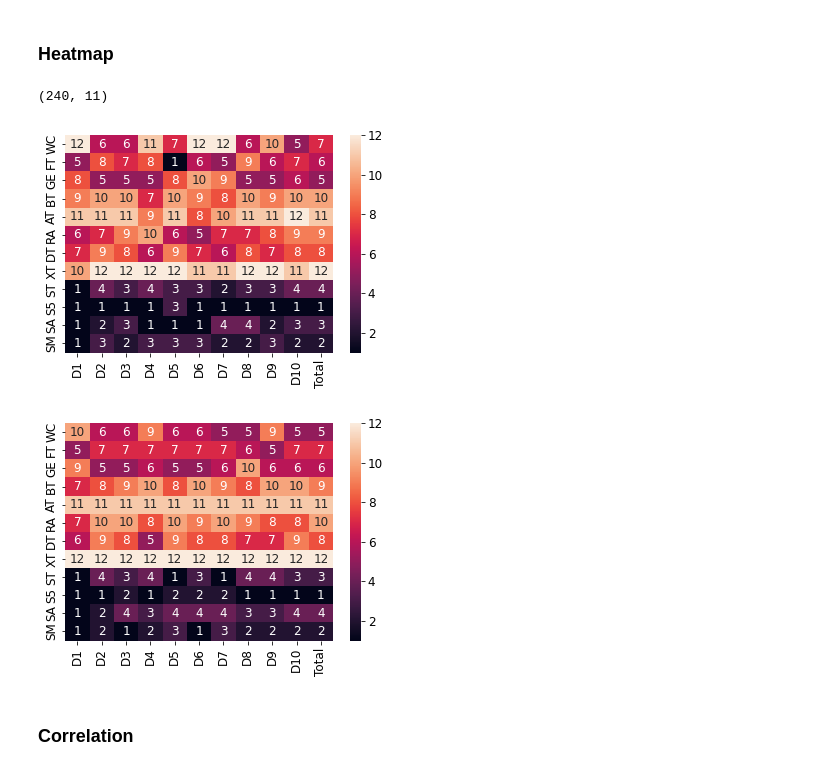
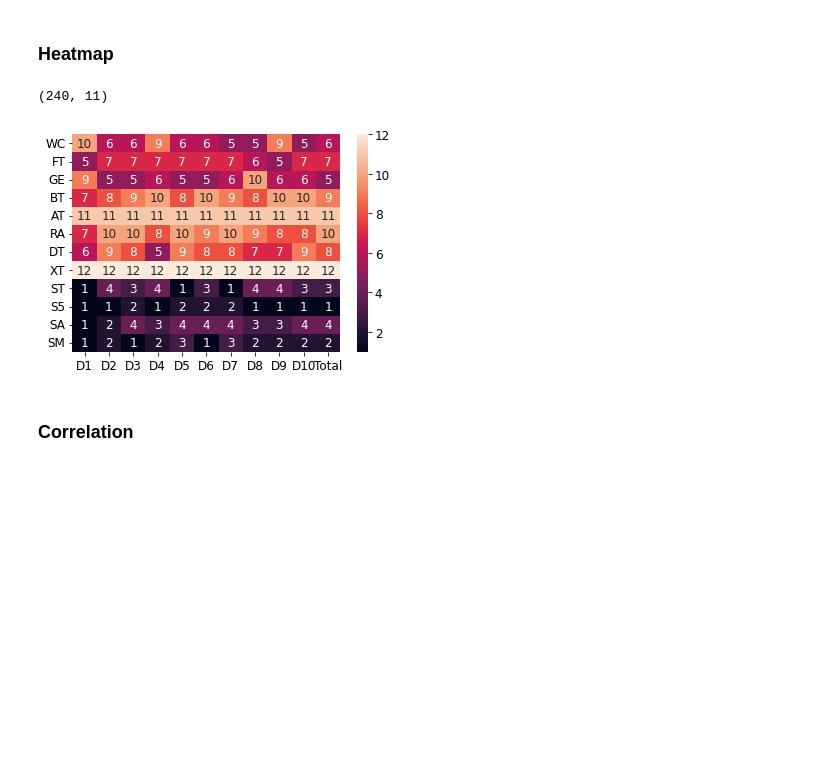
Before and after one commit to alexZeakis/Embeddings4ER, a Jupyter notebook: jupyter/Full_Plots.ipynb, the cells around one changed output. Cells and saved outputs as stored; diff of their text form; code cells hidden in the pictures; blank space fills up the shorter version.

Commit message:
Updated plots.

```diff
--- a/jupyter/Full_Plots.ipynb
+++ b/jupyter/Full_Plots.ipynb
@@ -143,20 +113,14 @@ block_df
 # %%
 plt.rcParams.update({'font.size': 12, 'font.weight': 'normal'})
 block_df2 = filter_df(block_df, [f_k])
 print(block_df2.shape)
 
-block_df21 = filter_df(block_df2, [f_sch])
-heatmap_plot(block_df21, 'Case', 'F1', 'Vectorizer', order=case_order, legend=True)
-plt.savefig(f'../plots/blocking_real_vec_exact_sch_heat.pdf', bbox_inches='tight')
-plt.show()
-
 block_df22 = filter_df(block_df2, [f_agn])
-heatmap_plot(block_df22, 'Case', 'F1', 'Vectorizer', order=case_order, legend=True)
+heatmap_plot(block_df22, 'Case', 'Recall', 'Vectorizer', order=case_order, legend=True)
 plt.savefig(f'../plots/blocking_real_vec_exact_agn_heat.pdf', bbox_inches='tight')
 # %% [output]
 (240, 11)
-[figure, old version]
+[figure, new version]
-[figure, removed]
 # %% [markdown]
 ### Correlation
 # %%
```
Also changed, not shown: parts of 18 cells of this notebook, 36 other files.
